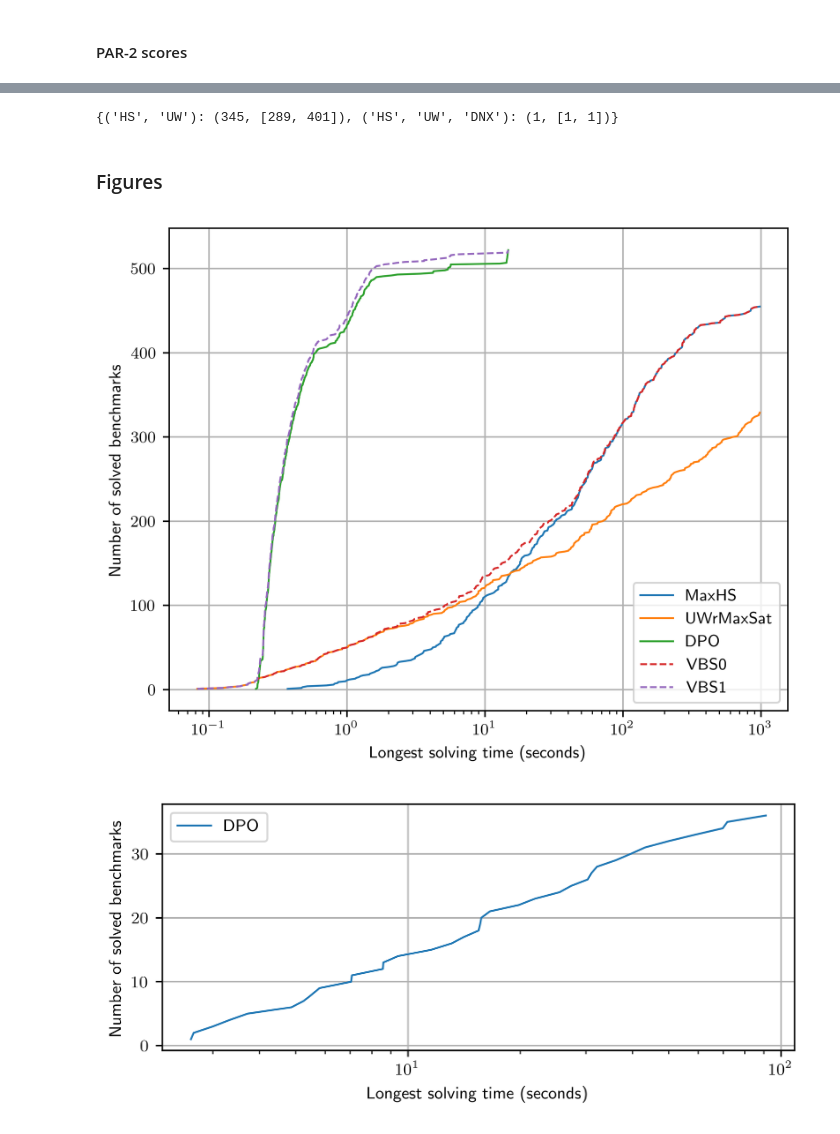
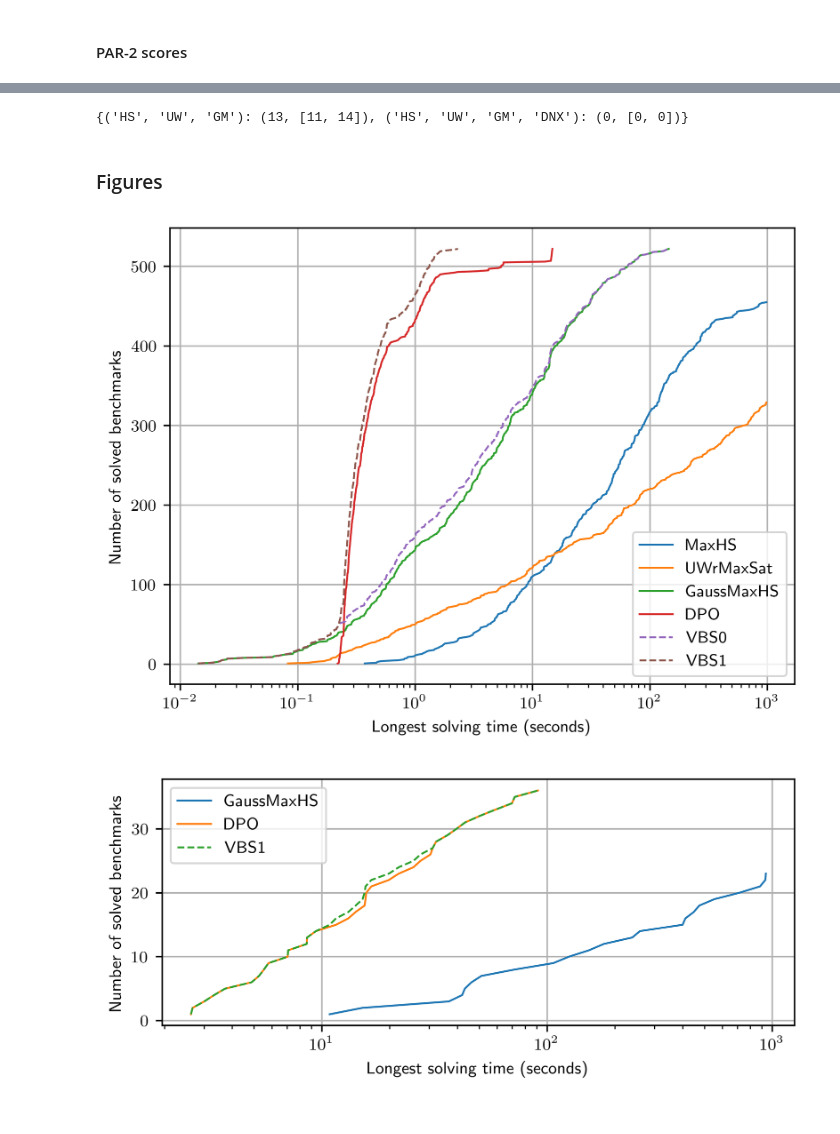
Before and after one commit to vuphan314/DPO, a Jupyter notebook: eval/dpo.ipynb, the cells around one changed output, grey strips where cells are left out. Saved outputs shown, nothing was run; the diff lists cells and outputs as text; code cells hidden in the pictures.

Commit message:
add data on GaussMaxHS on XOR-WCNF benchmarks

```diff
--- a/eval/dpo.ipynb
+++ b/eval/dpo.ipynb
@@ -209,7 +272,7 @@ HS = 'HS' # MaxHS
 # %%
 CHAIN0_HS_INST = MaxhsExp(
     suffix=HS,
-    benchmarksPath='benchmarks/iweight/wcnf/chain/easy',
+    benchmarksPath='benchmarks/wcnf/chain/easy',
     dataPath='data/chain/easy/maxhs',
     memCap=RUNNER_MEM,
     slurmMemCap=SLURM_MEM,
@@ -273,7 +336,7 @@ UW = 'UW' # UWrMaxSAT
 # %%
 CHAIN0_UW_INST = UwrExp(
     suffix=UW,
-    benchmarksPath='benchmarks/iweight/wcnf/chain/easy',
+    benchmarksPath='benchmarks/wcnf/chain/easy',
     dataPath='data/chain/easy/uwr',
     memCap=RUNNER_MEM,
     slurmMemCap=SLURM_MEM,
@@ -349,7 +412,7 @@ DNX = 'DNX' # DPMC, no pruning, XOR-CNF native mode
 CHAIN0_DNX_INST = DpmcExp(
     sif=0,
     suffix=DNX,
-    benchmarksPath='benchmarks/iweight/xcnf/chain/easy',
+    benchmarksPath='benchmarks/xcnf/chain/easy',
     dataPath='data/chain/easy/dpmc/noprune/xor',
     memCap=RUNNER_MEM,
     slurmMemCap=SLURM_MEM,
@@ -495,9 +604,8 @@ CHAIN1_DNX_INST.query(q)
 q = 'select base, model, mem, time from data '
 
 CHAIN0_PERF_TABLE = CHAIN0_HS_INST.getTable(q)
-
 CHAIN0_PERF_TABLE = CHAIN0_PERF_TABLE.merge(CHAIN0_UW_INST.getTable(q))
-
+CHAIN0_PERF_TABLE = CHAIN0_PERF_TABLE.merge(CHAIN0_GM_INST.getTable(q))
 CHAIN0_PERF_TABLE = CHAIN0_PERF_TABLE.merge(CHAIN0_DNX_INST.getTable(q))
 
 CHAIN0_PERF_TABLE
@@ -747,12 +869,12 @@ def getVbsMeanPar2Scores(table, suffixTuples, maxMem=MEM, maxTime=TIME, decimalP
         mapping[suffixTuple] = getMeanAndConfidenceInterval(scores, decimalPlaces)
     return mapping
 # %%
-getVbsMeanPar2Scores(CHAIN0_PERF_TABLE, [(HS, UW), (
-    HS, UW,
+getVbsMeanPar2Scores(CHAIN0_PERF_TABLE, [(HS, UW, GM), (
+    HS, UW, GM,
     DNX,
 )], MEM, decimalPlaces=0)
 # %% [output]
-{('HS', 'UW'): (345, [289, 401]), ('HS', 'UW', 'DNX'): (1, [1, 1])}
+{('HS', 'UW', 'GM'): (13, [11, 14]), ('HS', 'UW', 'GM', 'DNX'): (0, [0, 0])}
 # %% [markdown]
 ### Figures
 # %%
@@ -820,26 +942,31 @@ def drawVbsCurve(ax, table, suffixes, label, style, maxMem=MEM, maxTime=TIME):
         style
     )
 # %%
-(fig, ax) = getFigAx(.8)
+(fig, ax) = getFigAx(.75)
 
 drawSolverCurve(ax, CHAIN0_PERF_TABLE, HS, 'MaxHS', '-')
 drawSolverCurve(ax, CHAIN0_PERF_TABLE, UW, 'UWrMaxSat', '-')
+drawSolverCurve(ax, CHAIN0_PERF_TABLE, GM, 'GaussMaxHS', '-')
 drawSolverCurve(ax, CHAIN0_PERF_TABLE, DNX, 'DPO', '-')
 
-drawVbsCurve(ax, CHAIN0_PERF_TABLE, [HS, UW], 'VBS0', '--')
-drawVbsCurve(ax, CHAIN0_PERF_TABLE, [
-    HS, UW,
-    DNX,
-], 'VBS1', '--')
+drawVbsCurve(ax, CHAIN0_PERF_TABLE, [HS, UW, GM], 'VBS0', '--')
+drawVbsCurve(ax, CHAIN0_PERF_TABLE, [HS, UW, GM, DNX], 'VBS1', '--')
 
-# saveFig(fig, '~/code/sat22/figures/solvers-chain-easy.pgf')
+ax.legend(loc='lower right')
+
+saveFig(fig, '/tmp/solvers-chain-easy.pgf')
 # %% [output]
-[figure, old version]
+[figure, new version]
 # %%
 (fig, ax) = getFigAx(.4)
 
+drawSolverCurve(ax, CHAIN1_PERF_TABLE, GM, 'GaussMaxHS', '-')
 drawSolverCurve(ax, CHAIN1_PERF_TABLE, DNX, 'DPO', '-')
 
-# saveFig(fig, '~/code/sat22/figures/solvers-chain-hard.pgf')
+drawVbsCurve(ax, CHAIN1_PERF_TABLE, [UW, GM, DNX], 'VBS1', '--')
+
+ax.legend(loc='upper left')
+
+saveFig(fig, '/tmp/solvers-chain-hard.pgf')
 # %% [output]
-[figure, old version]
+[figure, new version]
```
Also changed, not shown: parts of 21 cells of this notebook, 5 other files.
